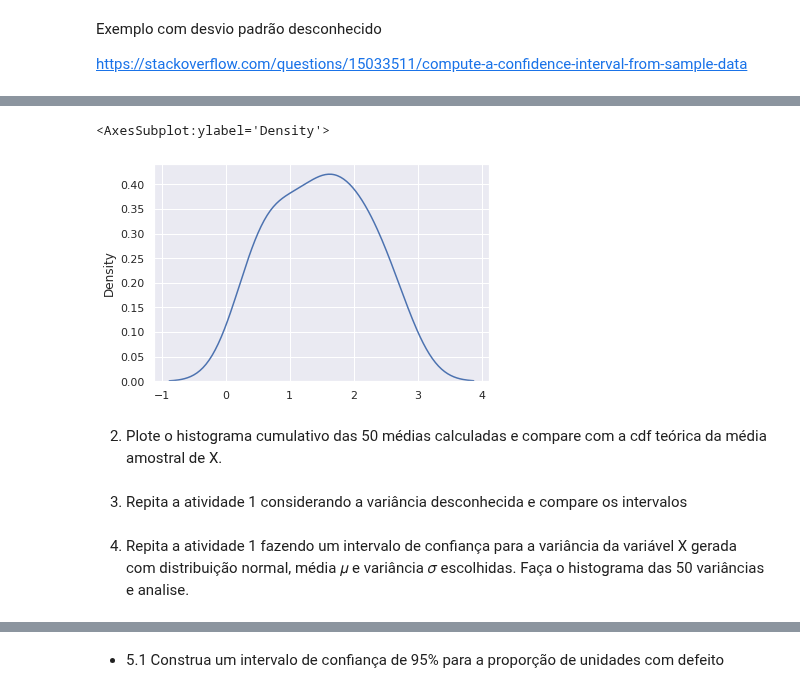
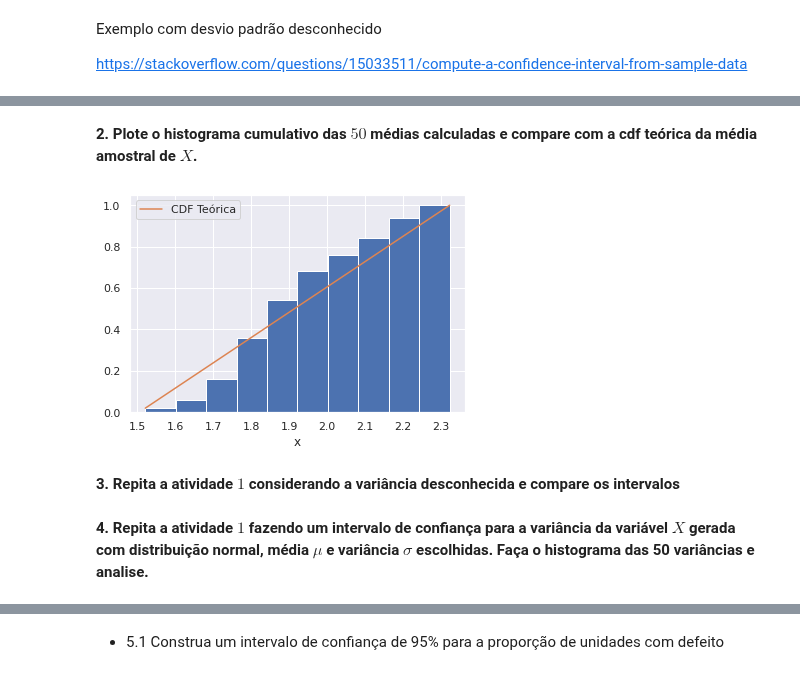
Before and after one commit to ifribeiro/TEI-EstApl, a Jupyter notebook: EPC6.ipynb, the cells around one changed output, grey strips where cells are left out. Drawn from its saved outputs; the diff is of its cells as text; code cells hidden in the pictures.

```diff
--- a/EPC6.ipynb
+++ b/EPC6.ipynb
@@ -71,12 +74,22 @@ ypoints
-# %%
-fig, ax = plt.subplots()
-sns.kdeplot(sampleX, ax=ax)
-# %% [output]
-<AxesSubplot:ylabel='Density'>
-[figure, removed]
 # %% [markdown]
-2. Plote o histograma cumulativo das 50 médias calculadas e compare com a cdf teórica da média amostral de X.
+**2. Plote o histograma cumulativo das $50$ médias calculadas e compare com a cdf teórica da média amostral de $X$.**
+# %%
+medias = [np.mean(ci) for ci in n_intervalos]
+# %%
+pmedia = 1/50
+# %%
+x = np.linspace(np.min(medias), np.max(medias), num=50)
+# %%
+fig, ax = plt.subplots()
+probs = [pmedia for _ in range(50)]
+cdf = np.cumsum(probs)
+ax.hist(medias,cumulative=True, density=True)
+ax.plot(x, cdf, label="CDF Teórica")
+ax.set_xlabel("x")
+plt.legend();
+# %% [output]
+[figure, added]
 # %% [markdown]
-3. Repita a atividade 1 considerando a variância desconhecida e compare os intervalos
+**3. Repita a atividade $1$ considerando a variância desconhecida e compare os intervalos**
 # %% [markdown]
-4. Repita a atividade 1 fazendo um intervalo de confiança para a variância da variável X gerada com distribuição normal, média 𝜇 e variância 𝜎 escolhidas. Faça o histograma das 50 variâncias e analise.
+**4. Repita a atividade $1$ fazendo um intervalo de confiança para a variância da variável $X$ gerada com distribuição normal, média $\mu$ e variância $\sigma$ escolhidas. Faça o histograma das 50 variâncias e analise.**
```
Also changed, not shown: parts of 16 cells of this notebook.
